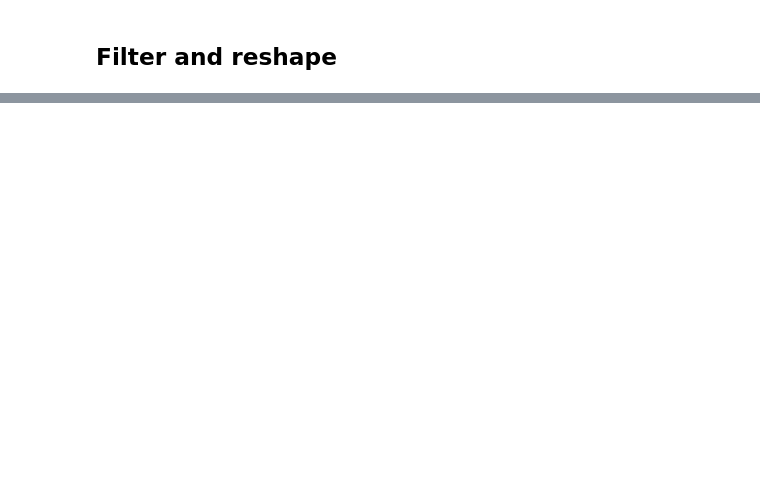
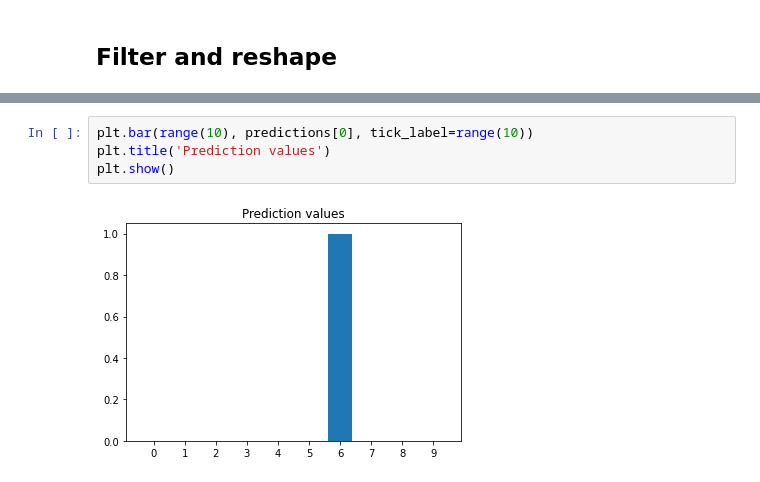
Before and after one commit to euguroglu/Machine-Learning-Projects, a Jupyter notebook: Text_recognition_cnn.ipynb, the cells around one changed output, grey strips where cells are left out. Cells and saved outputs as stored; diff of their text form; blank space fills up the shorter version.

```diff
--- a/Text_recognition_cnn.ipynb
+++ b/Text_recognition_cnn.ipynb
@@ -187,0 +188,6 @@ Tahmin edilen sayı:0
+# %%
+plt.bar(range(10), predictions[0], tick_label=range(10))
+plt.title('Prediction values')
+plt.show()
+# %% [output]
+[figure, added]
```
Also changed, not shown: parts of 7 cells of this notebook.
